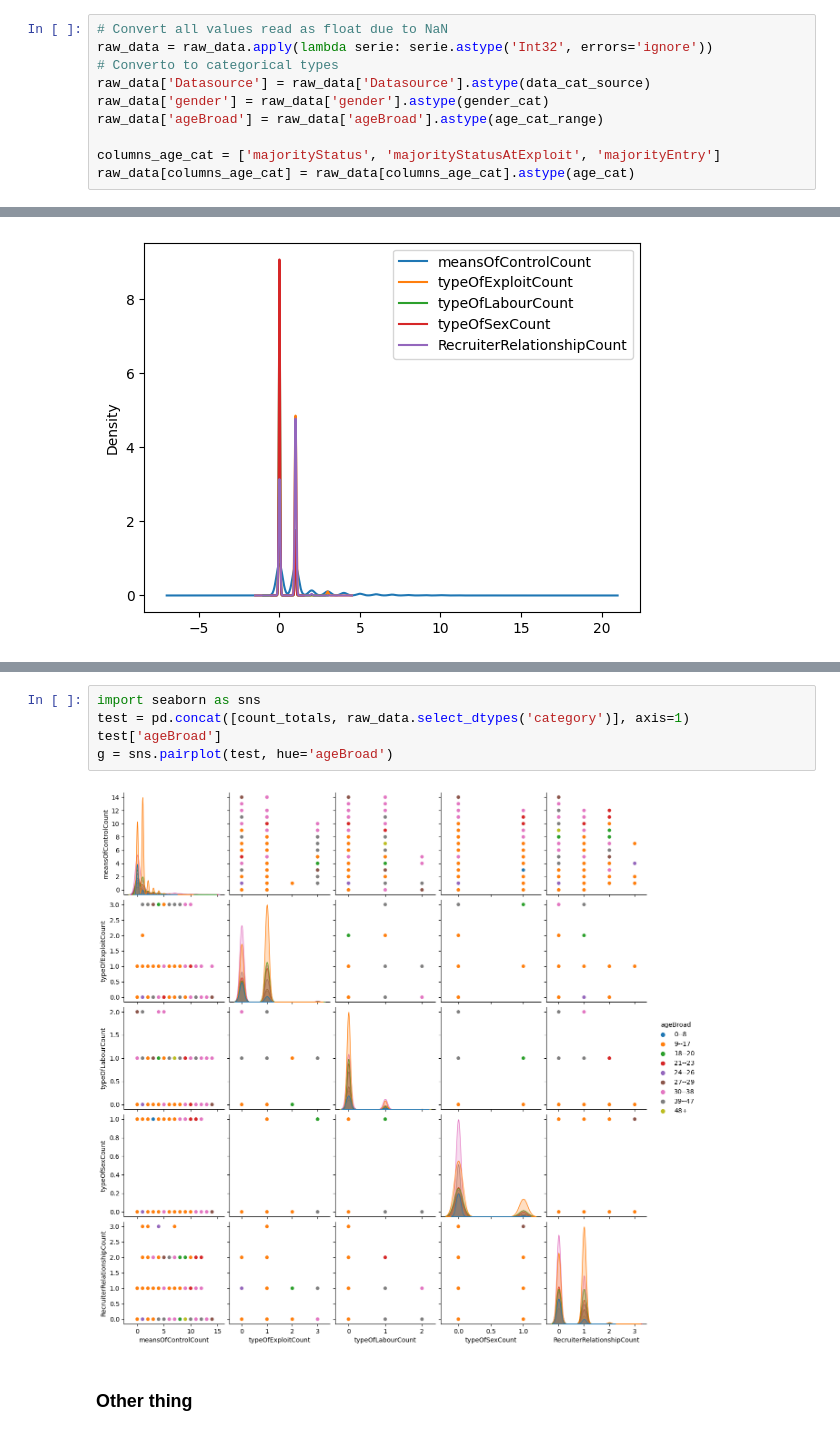
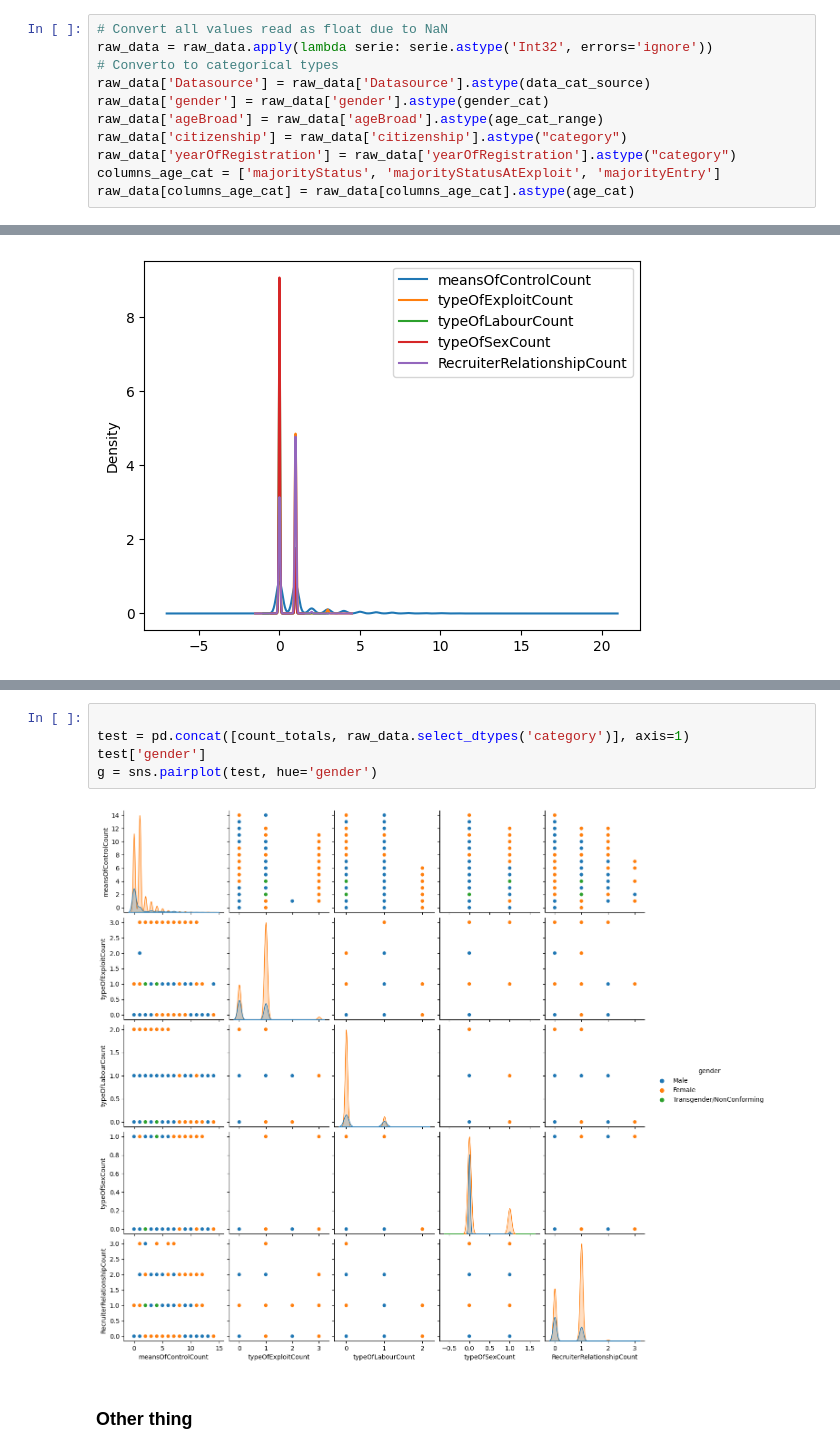
Before and after one commit to JPena-code/minig-course, a Jupyter notebook: EDA.ipynb, the cells around one changed output, grey strips where cells are left out. Drawn from its saved outputs; the diff is of its cells as text.

```diff
--- a/EDA.ipynb
+++ b/EDA.ipynb
@@ -75,7 +75,8 @@ raw_data = raw_data.apply(lambda serie: serie.astype('Int32', errors='ignore'))
 raw_data['Datasource'] = raw_data['Datasource'].astype(data_cat_source)
 raw_data['gender'] = raw_data['gender'].astype(gender_cat)
 raw_data['ageBroad'] = raw_data['ageBroad'].astype(age_cat_range)
-
+raw_data['citizenship'] = raw_data['citizenship'].astype("category")
+raw_data['yearOfRegistration'] = raw_data['yearOfRegistration'].astype("category")
 columns_age_cat = ['majorityStatus', 'majorityStatusAtExploit', 'majorityEntry']
 raw_data[columns_age_cat] = raw_data[columns_age_cat].astype(age_cat)
 # %% [markdown]
@@ -314,10 +355,10 @@ axis = count_totals.plot.kde()
 # %%
-import seaborn as sns
+
 test = pd.concat([count_totals, raw_data.select_dtypes('category')], axis=1)
-test['ageBroad']
-g = sns.pairplot(test, hue='ageBroad')
+test['gender']
+g = sns.pairplot(test, hue='gender')
 # %% [output]
-[figure, old version]
+[figure, new version]
 # %% [markdown]
 ### Other thing
 # %%
```
Also changed, not shown: parts of 9 cells of this notebook, 1 other file.
